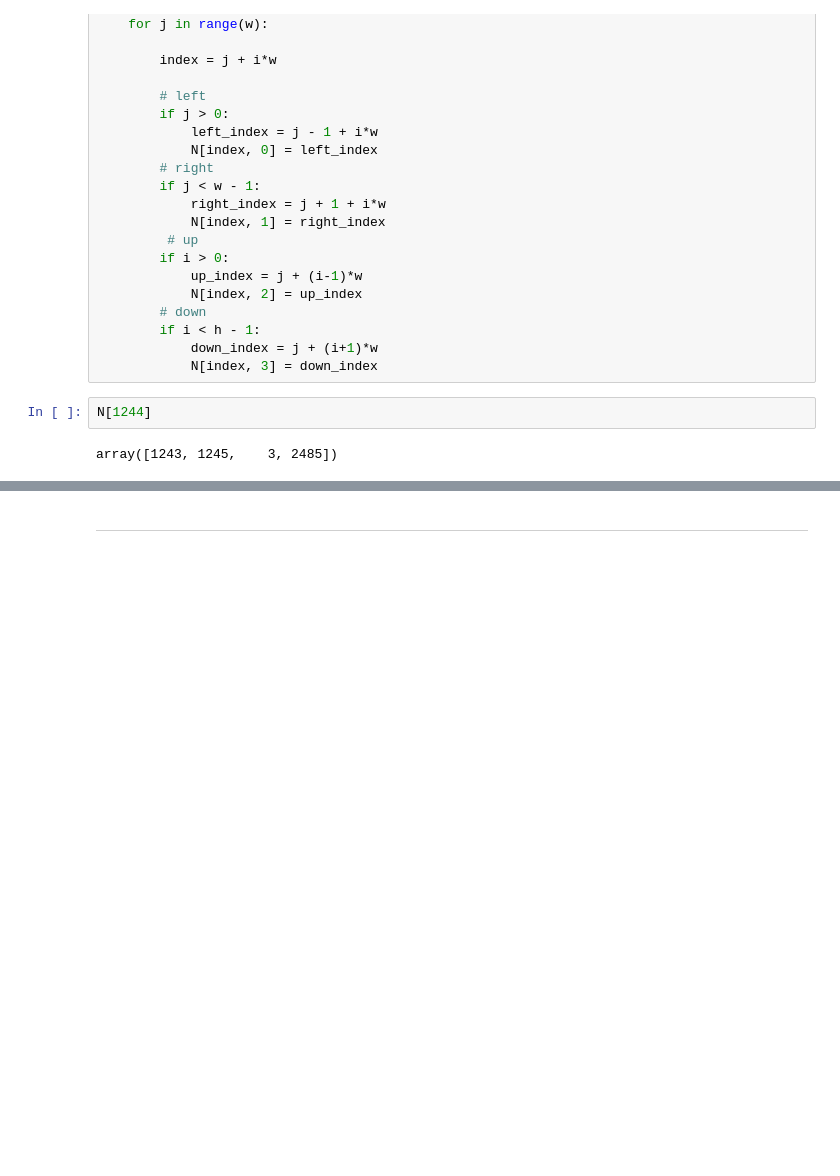
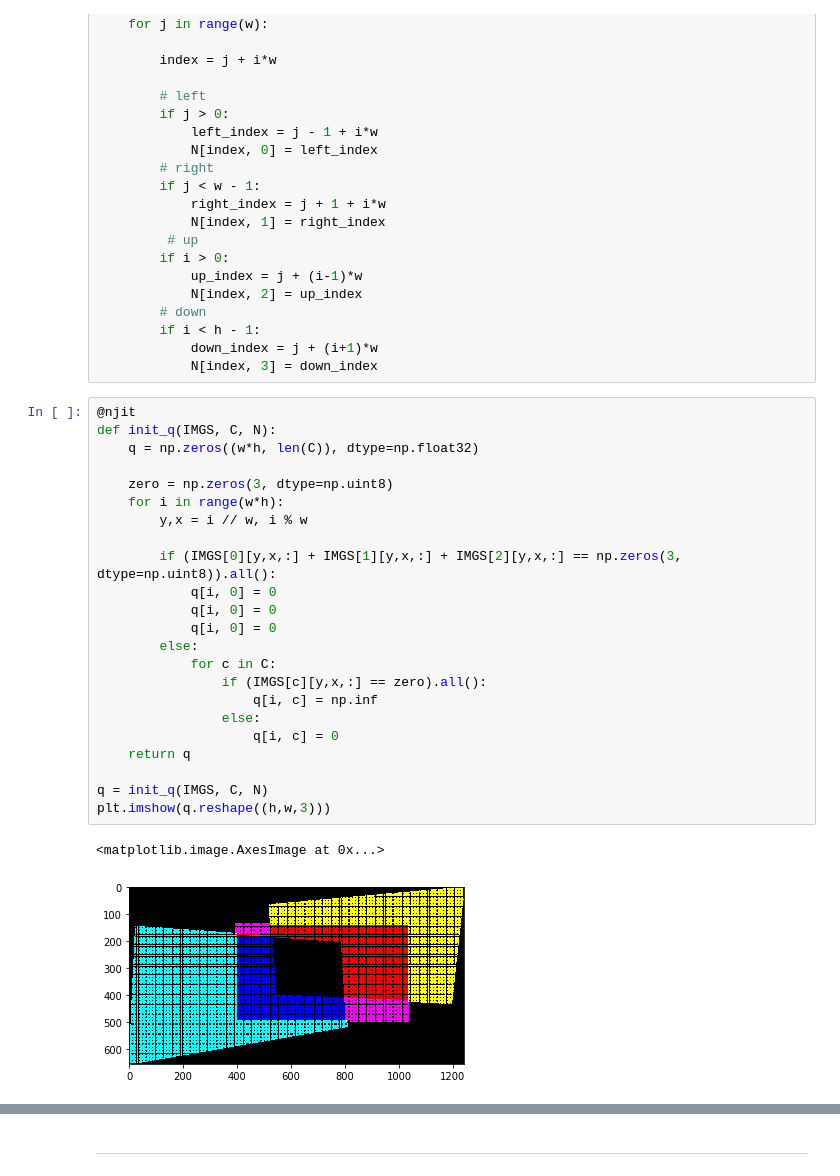
Before and after one commit to TheOceanPony/Panorama_TRWS, a Jupyter notebook: TRWS panorama stiching.ipynb, the cells around one changed output, grey strips where cells are left out. Saved outputs shown, nothing was run; the diff lists cells and outputs as text; blank space fills up the shorter version.

```diff
--- a/TRWS panorama stiching.ipynb
+++ b/TRWS panorama stiching.ipynb
@@ -83,7 +83,29 @@ for i in range(h):
         if i < h - 1:
             down_index = j + (i+1)*w
             N[index, 3] = down_index
-# %%
-N[1244]
-# %% [output]
-array([1243, 1245,    3, 2485])
+# %%
+@njit
+def init_q(IMGS, C, N):
+    q = np.zeros((w*h, len(C)), dtype=np.float32)
+
+    zero = np.zeros(3, dtype=np.uint8)
+    for i in range(w*h):
+        y,x = i // w, i % w
+
+        if (IMGS[0][y,x,:] + IMGS[1][y,x,:] + IMGS[2][y,x,:] == np.zeros(3, dtype=np.uint8)).all():
+            q[i, 0] = 0
+            q[i, 0] = 0
+            q[i, 0] = 0
+        else:
+            for c in C:
+                if (IMGS[c][y,x,:] == zero).all():
+                    q[i, c] = np.inf
+                else:
+                    q[i, c] = 0
+    return q
+
+q = init_q(IMGS, C, N)
+plt.imshow(q.reshape((h,w,3)))
+# %% [output]
+<matplotlib.image.AxesImage at 0x...>
+[figure, added]
```
Also changed, not shown: parts of 23 cells of this notebook, 1 other file.
